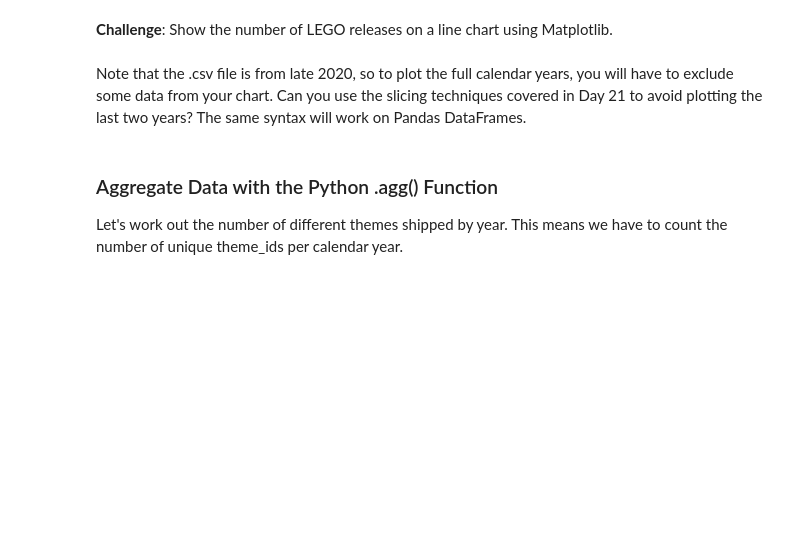
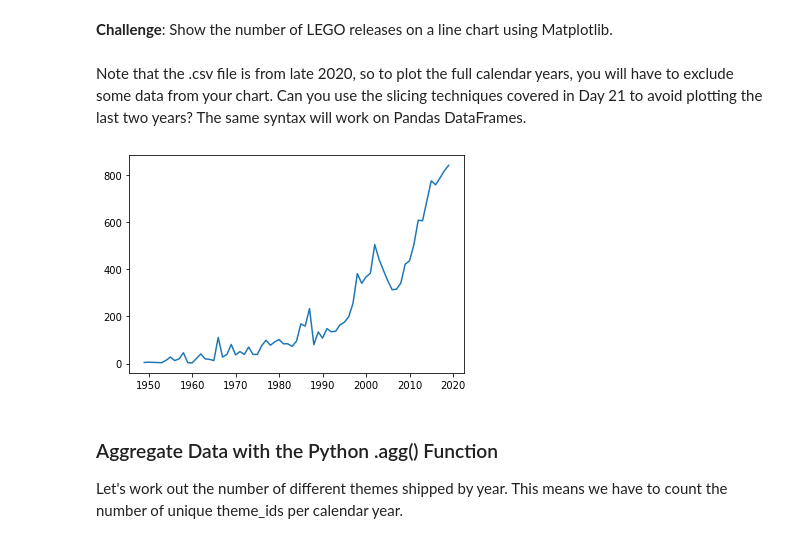
Before and after one commit to sid-py/100_days_of_code_python_new, a Jupyter notebook: day_73/Lego_Analysis_for_Course_(start).ipynb, the cells around one changed output. Saved outputs shown, nothing was run; the diff lists cells and outputs as text; code cells hidden in the pictures; blank space fills up the shorter version.

```diff
--- a/day_73/Lego_Analysis_for_Course_(start).ipynb
+++ b/day_73/Lego_Analysis_for_Course_(start).ipynb
@@ -45,0 +77,3 @@ The <code>sets.csv</code> data contains a list of sets over the years and the nu
+# %%
+sets = pd.read_csv("data\sets.csv")
+sets.head()
@@ -52,2 +132,5 @@ The <code>sets.csv</code> data contains a list of sets over the years and the nu
 # %% [markdown]
 **Challenge**: Use <code>.groupby()</code> and <code>.count()</code> to show the number of LEGO sets released year-on-year. How do the number of sets released in 1955 compare to the number of sets released in 2019?
+# %%
+sets_by_year = sets.groupby("year").count()
+sets_by_year.head()
@@ -55,6 +156,11 @@ The <code>sets.csv</code> data contains a list of sets over the years and the nu
 **Challenge**: Show the number of LEGO releases on a line chart using Matplotlib. <br>
 <br>
 Note that the .csv file is from late 2020, so to plot the full calendar years, you will have to exclude some data from your chart. Can you use the slicing techniques covered in Day 21 to avoid plotting the last two years? The same syntax will work on Pandas DataFrames.
+# %%
+plt.plot(sets_by_year.index[:-2], sets_by_year.set_num[:-2])
+plt.show()
+# %% [output]
+[figure, added]
 # %% [markdown]
 ### Aggregate Data with the Python .agg() Function
 
```
Also changed, not shown: parts of 19 cells of this notebook.
